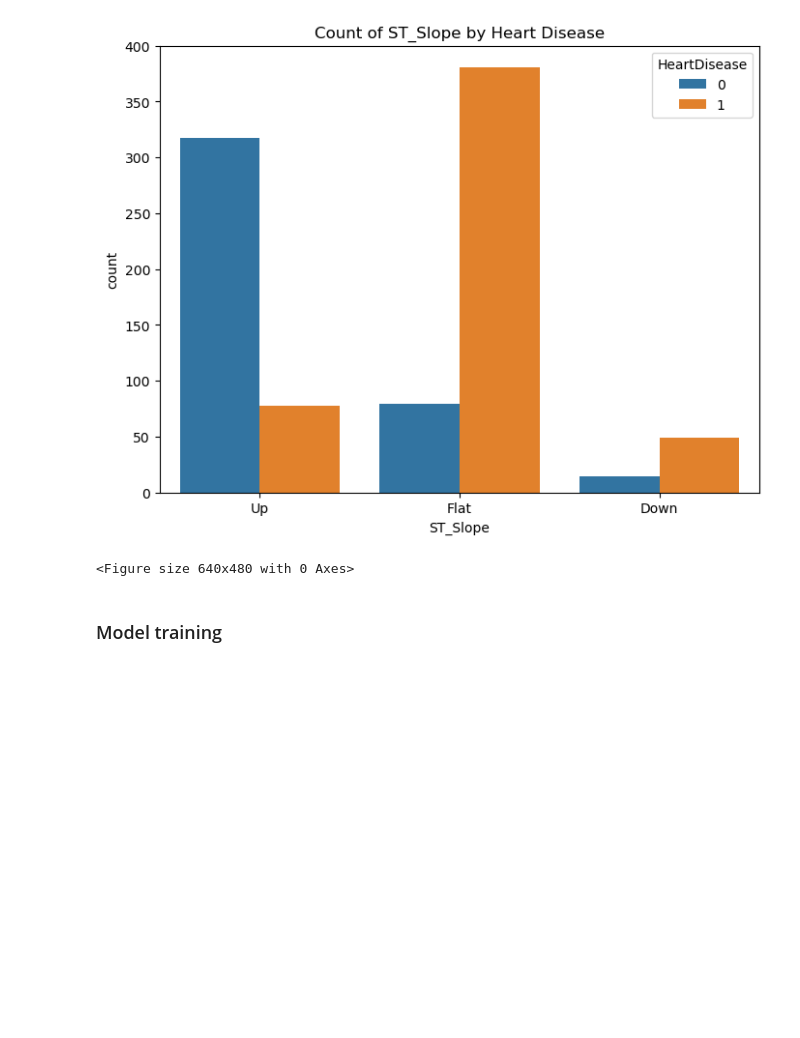
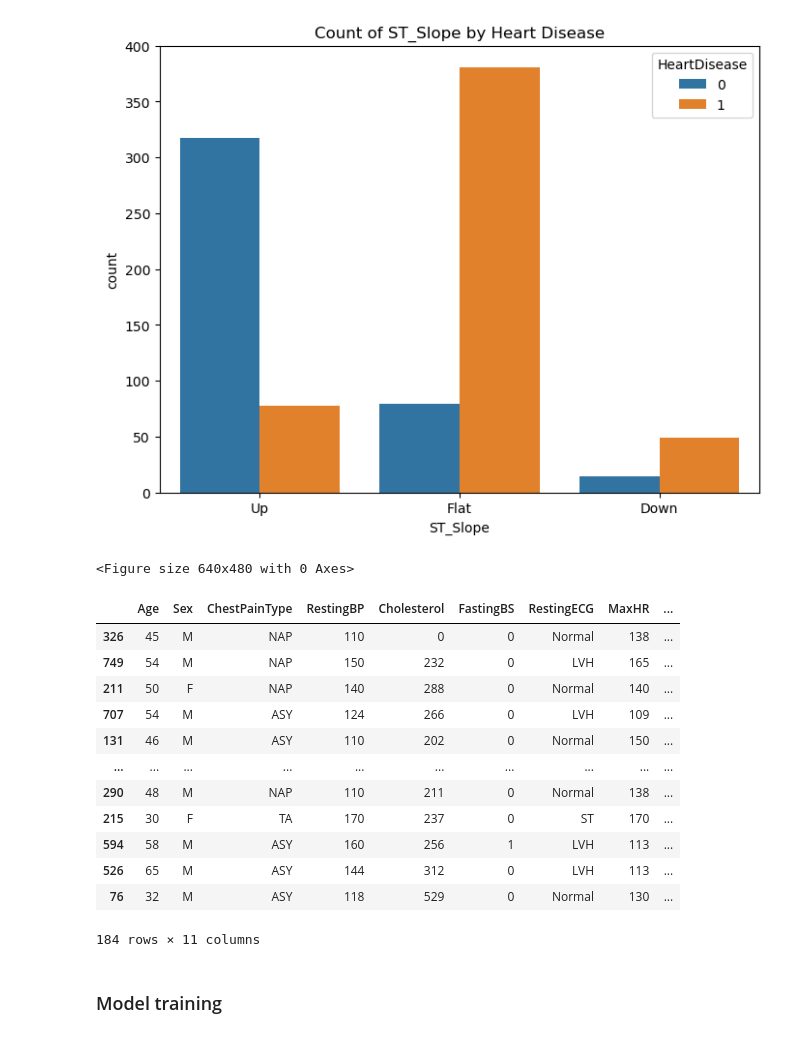
Before and after one commit to Gopimaguluri267/mlops, a Jupyter notebook: labs/Lab_2_exp_tracking_local.ipynb, the cells around one changed output. Saved outputs shown, nothing was run; the diff lists cells and outputs as text; code cells hidden in the pictures; blank space fills up the shorter version.

```diff
--- a/labs/Lab_2_exp_tracking_local.ipynb
+++ b/labs/Lab_2_exp_tracking_local.ipynb
@@ -601,6 +588,22 @@ preprocessor = ColumnTransformer(
 X_train_processed = preprocessor.fit_transform(X_train)
 X_val_processed = preprocessor.transform(X_val)
 X_test_processed = preprocessor.transform(X_test)
+# %%
+X_val
+# %% [output]
+|  | Age | Sex | ChestPainType | RestingBP | Cholesterol | FastingBS | RestingECG | MaxHR | ... |
+| 326 | 45 | M | NAP | 110 | 0 | 0 | Normal | 138 | ... |
+| 749 | 54 | M | NAP | 150 | 232 | 0 | LVH | 165 | ... |
+| 211 | 50 | F | NAP | 140 | 288 | 0 | Normal | 140 | ... |
+| 707 | 54 | M | ASY | 124 | 266 | 0 | LVH | 109 | ... |
+| 131 | 46 | M | ASY | 110 | 202 | 0 | Normal | 150 | ... |
+| ... | ... | ... | ... | ... | ... | ... | ... | ... | ... |
+| 290 | 48 | M | NAP | 110 | 211 | 0 | Normal | 138 | ... |
+| 215 | 30 | F | TA | 170 | 237 | 0 | ST | 170 | ... |
+| 594 | 58 | M | ASY | 160 | 256 | 1 | LVH | 113 | ... |
+| 526 | 65 | M | ASY | 144 | 312 | 0 | LVH | 113 | ... |
+| 76 | 32 | M | ASY | 118 | 529 | 0 | Normal | 130 | ... |
+184 rows × 11 columns
 # %%
 with open('../models/preprocessor.pkl', 'wb') as file:
     pickle.dump(preprocessor, file)
```
Also changed, not shown: parts of 2 cells of this notebook, 10 other files.
